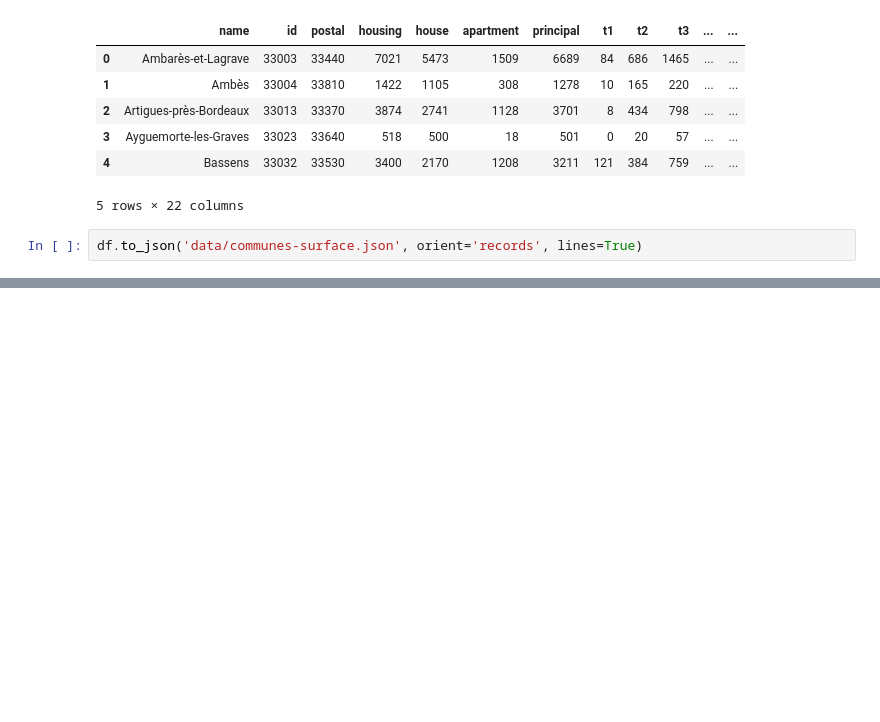
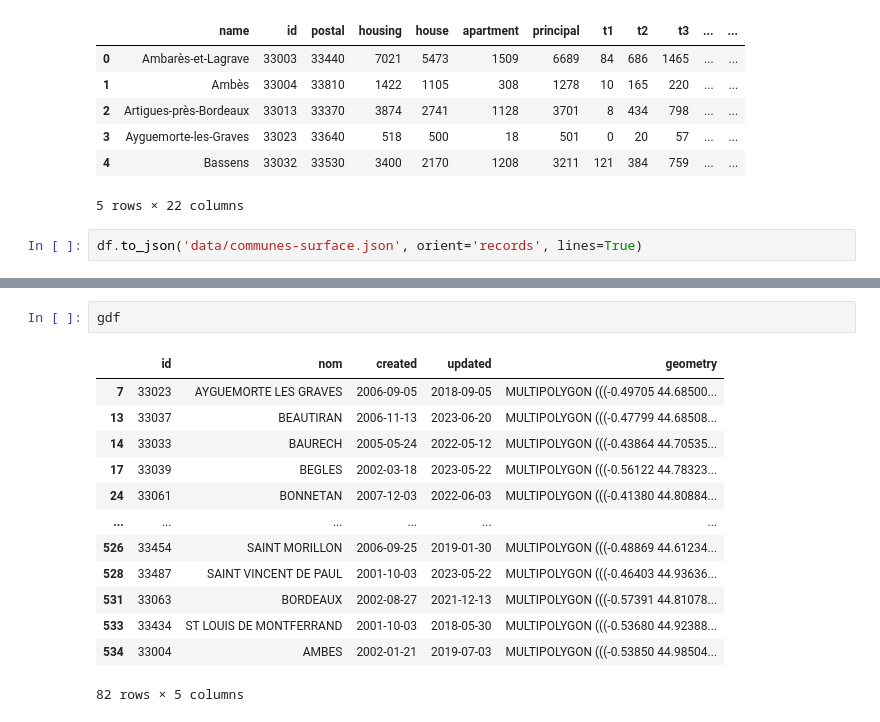
Before and after one commit to Naowak/CapitalEstates, a Jupyter notebook: scrap.ipynb, the cells around one changed output, grey strips where cells are left out. Saved outputs shown, nothing was run; the diff lists cells and outputs as text; blank space fills up the shorter version.

```diff
--- a/scrap.ipynb
+++ b/scrap.ipynb
@@ -343,0 +502,16 @@ df.head()
+# %%
+gdf
+# %% [output]
+|  | id | nom | created | updated | geometry |
+| 7 | 33023 | AYGUEMORTE LES GRAVES | 2006-09-05 | 2018-09-05 | MULTIPOLYGON (((-0.49705 44.68500... |
+| 13 | 33037 | BEAUTIRAN | 2006-11-13 | 2023-06-20 | MULTIPOLYGON (((-0.47799 44.68508... |
+| 14 | 33033 | BAURECH | 2005-05-24 | 2022-05-12 | MULTIPOLYGON (((-0.43864 44.70535... |
+| 17 | 33039 | BEGLES | 2002-03-18 | 2023-05-22 | MULTIPOLYGON (((-0.56122 44.78323... |
+| 24 | 33061 | BONNETAN | 2007-12-03 | 2022-06-03 | MULTIPOLYGON (((-0.41380 44.80884... |
+| ... | ... | ... | ... | ... | ... |
+| 526 | 33454 | SAINT MORILLON | 2006-09-25 | 2019-01-30 | MULTIPOLYGON (((-0.48869 44.61234... |
+| 528 | 33487 | SAINT VINCENT DE PAUL | 2001-10-03 | 2023-05-22 | MULTIPOLYGON (((-0.46403 44.93636... |
+| 531 | 33063 | BORDEAUX | 2002-08-27 | 2021-12-13 | MULTIPOLYGON (((-0.57391 44.81078... |
+| 533 | 33434 | ST LOUIS DE MONTFERRAND | 2001-10-03 | 2018-05-30 | MULTIPOLYGON (((-0.53680 44.92388... |
+| 534 | 33004 | AMBES | 2002-01-21 | 2019-07-03 | MULTIPOLYGON (((-0.53850 44.98504... |
+82 rows × 5 columns
```
Also changed, not shown: parts of 20 cells of this notebook, 1 other file.
